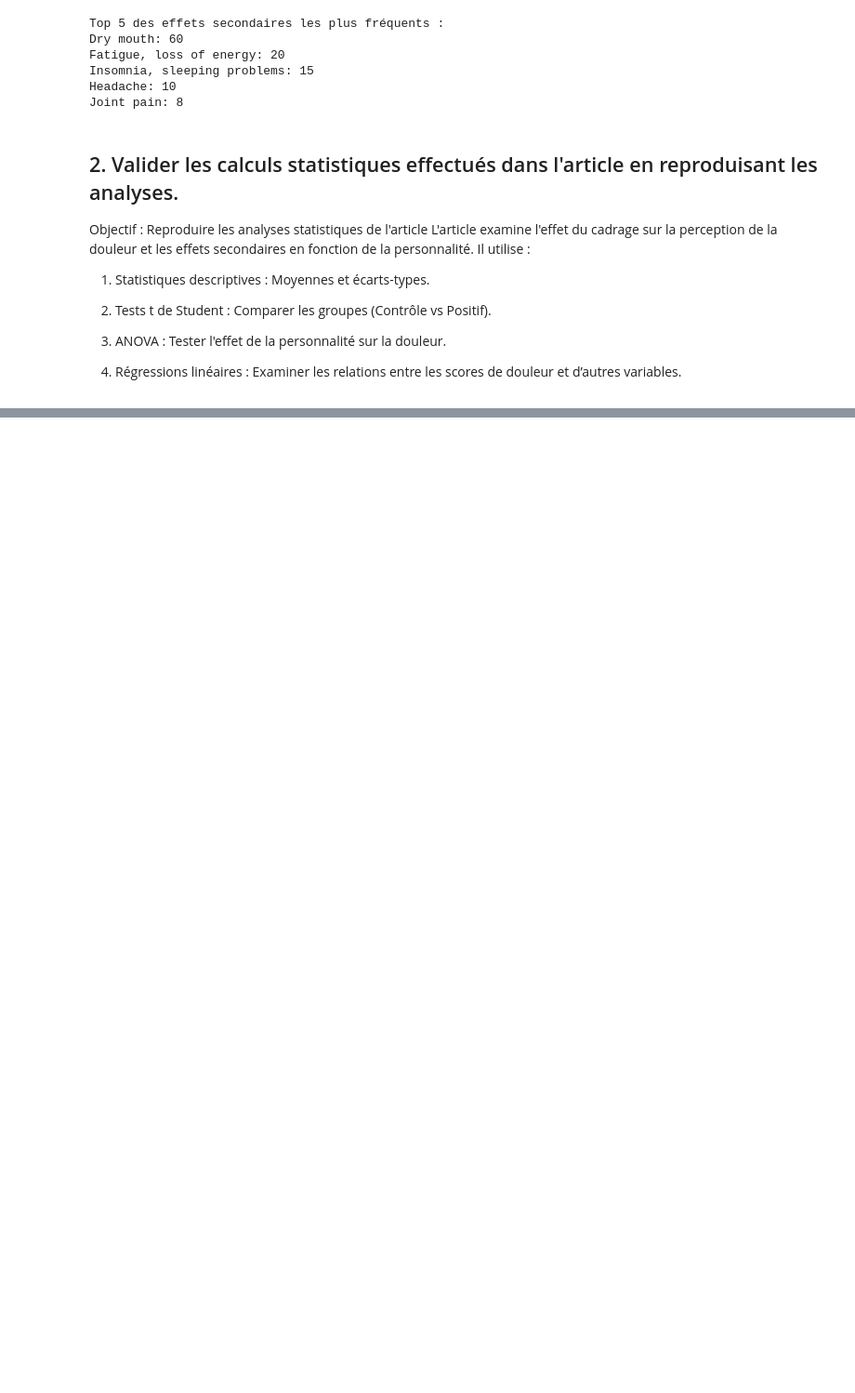
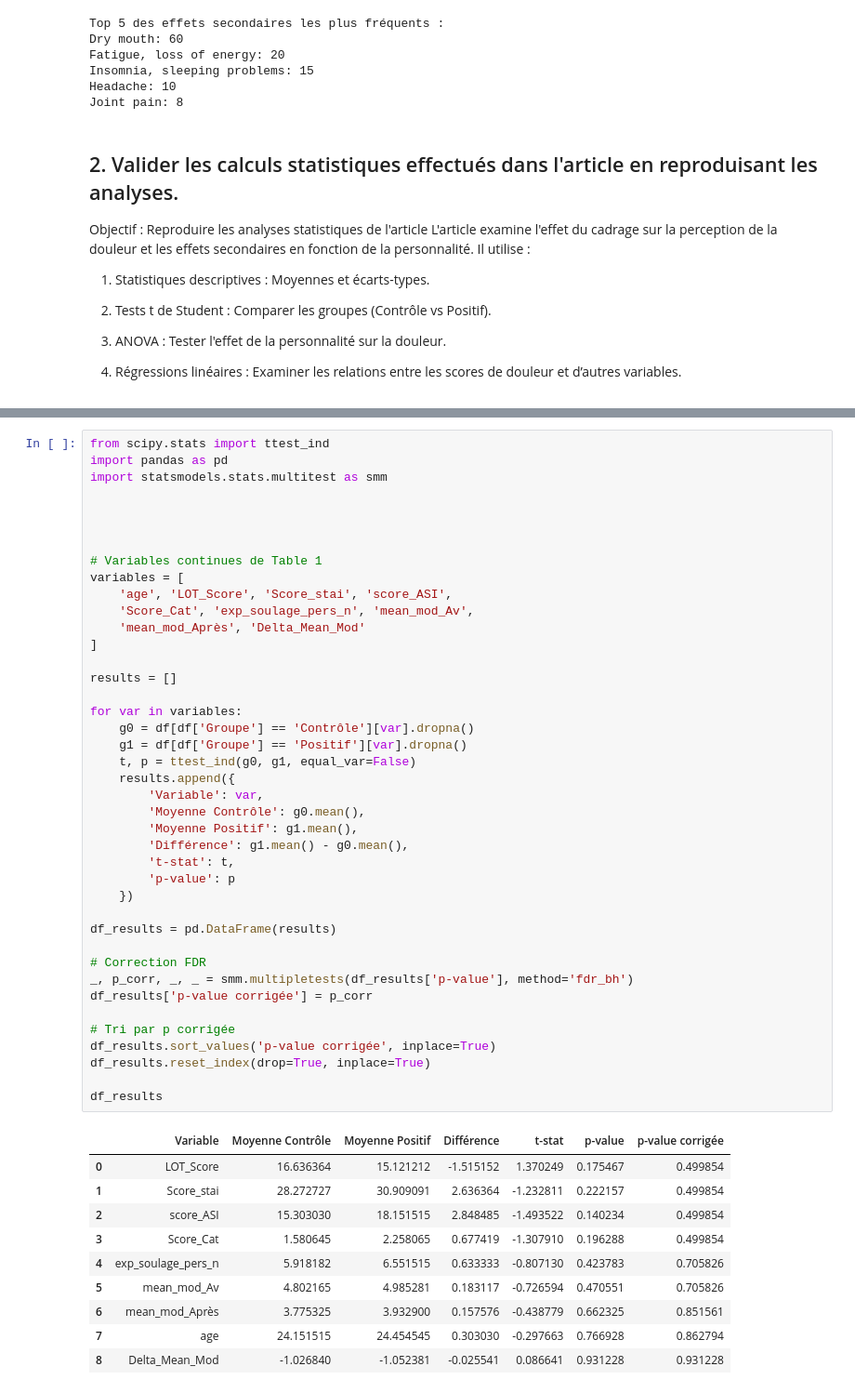
Before and after one commit to nassimdammak-dah/statistiques-, a Jupyter notebook: Nassim_dammak_rééchantillonnage.ipynb, the cells around one changed output, grey strips where cells are left out. Shown at 93% size. Saved outputs shown, nothing was run; the diff lists cells and outputs as text; blank space fills up the shorter version.

```diff
--- a/Nassim_dammak_rééchantillonnage.ipynb
+++ b/Nassim_dammak_rééchantillonnage.ipynb
@@ -305,0 +287,52 @@ display(stats_desc_vertical)
+# %%
+from scipy.stats import ttest_ind
+import pandas as pd
+import statsmodels.stats.multitest as smm
+
+
+
+
+# Variables continues de Table 1
+variables = [
+    'age', 'LOT_Score', 'Score_stai', 'score_ASI',
+    'Score_Cat', 'exp_soulage_pers_n', 'mean_mod_Av',
+    'mean_mod_Après', 'Delta_Mean_Mod'
+]
+
+results = []
+
+for var in variables:
+    g0 = df[df['Groupe'] == 'Contrôle'][var].dropna()
+    g1 = df[df['Groupe'] == 'Positif'][var].dropna()
+    t, p = ttest_ind(g0, g1, equal_var=False)
+    results.append({
+        'Variable': var,
+        'Moyenne Contrôle': g0.mean(),
+        'Moyenne Positif': g1.mean(),
+        'Différence': g1.mean() - g0.mean(),
+        't-stat': t,
+        'p-value': p
+    })
+
+df_results = pd.DataFrame(results)
+
+# Correction FDR
+_, p_corr, _, _ = smm.multipletests(df_results['p-value'], method='fdr_bh')
+df_results['p-value corrigée'] = p_corr
+
+# Tri par p corrigée
+df_results.sort_values('p-value corrigée', inplace=True)
+df_results.reset_index(drop=True, inplace=True)
+
+df_results
+# %% [output]
+|  | Variable | Moyenne Contrôle | Moyenne Positif | Différence | t-stat | p-value | p-value corrigée |
+| 0 | LOT_Score | 16.636364 | 15.121212 | -1.515152 | 1.370249 | 0.175467 | 0.499854 |
+| 1 | Score_stai | 28.272727 | 30.909091 | 2.636364 | -1.232811 | 0.222157 | 0.499854 |
+| 2 | score_ASI | 15.303030 | 18.151515 | 2.848485 | -1.493522 | 0.140234 | 0.499854 |
+| 3 | Score_Cat | 1.580645 | 2.258065 | 0.677419 | -1.307910 | 0.196288 | 0.499854 |
+| 4 | exp_soulage_pers_n | 5.918182 | 6.551515 | 0.633333 | -0.807130 | 0.423783 | 0.705826 |
+| 5 | mean_mod_Av | 4.802165 | 4.985281 | 0.183117 | -0.726594 | 0.470551 | 0.705826 |
+| 6 | mean_mod_Après | 3.775325 | 3.932900 | 0.157576 | -0.438779 | 0.662325 | 0.851561 |
+| 7 | age | 24.151515 | 24.454545 | 0.303030 | -0.297663 | 0.766928 | 0.862794 |
+| 8 | Delta_Mean_Mod | -1.026840 | -1.052381 | -0.025541 | 0.086641 | 0.931228 | 0.931228 |
```
Also changed, not shown: parts of 7 cells of this notebook.
